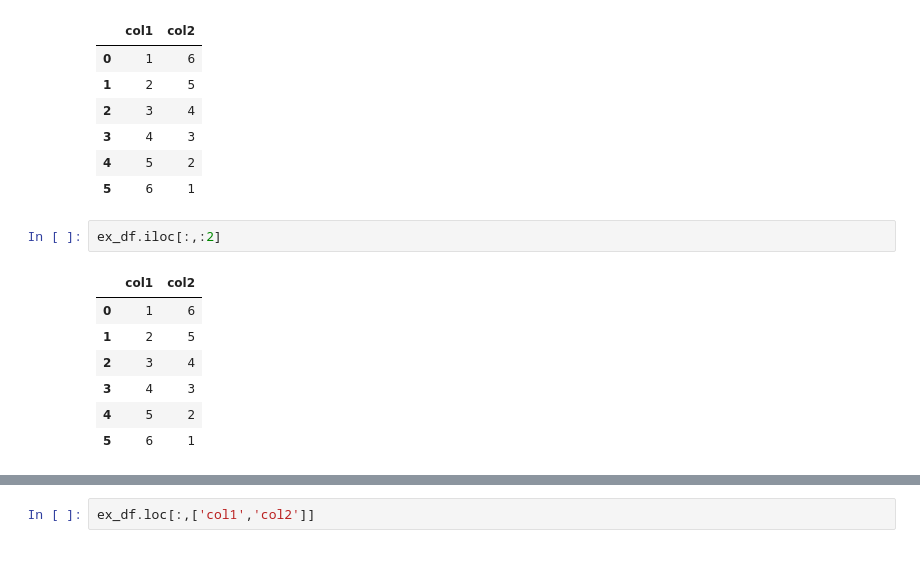
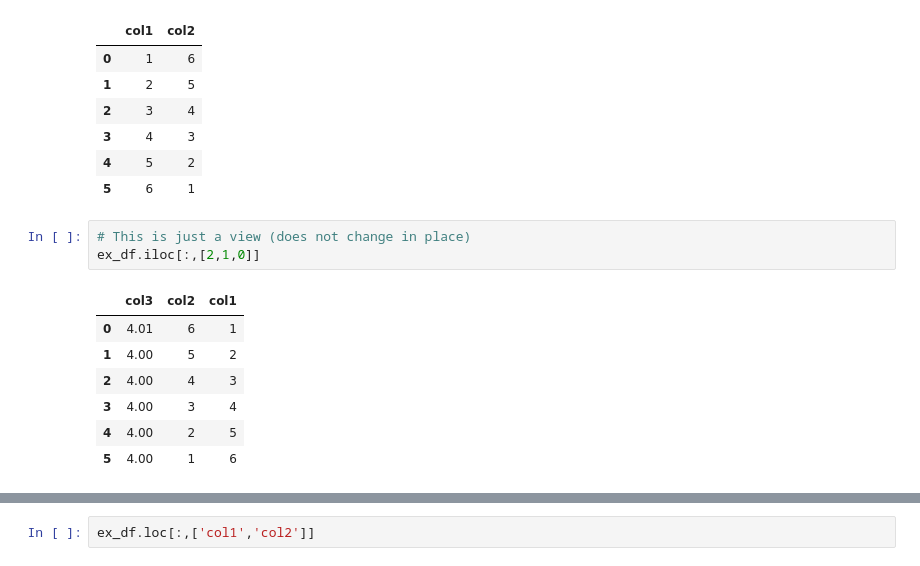
Before and after one commit to bipin-a/aidi-1100, a Jupyter notebook: lecture_material/Week6.ipynb, the cells around one changed output, grey strips where cells are left out. Cells and saved outputs as stored; diff of their text form.

```diff
--- a/lecture_material/Week6.ipynb
+++ b/lecture_material/Week6.ipynb
@@ -617,12 +684,13 @@ ex_df[cols]
 | 4 | 5 | 2 |
 | 5 | 6 | 1 |
 # %%
-ex_df.iloc[:,:2]
+# This is just a view (does not change in place)
+ex_df.iloc[:,[2,1,0]]
 # %% [output]
-|  | col1 | col2 |
-| 0 | 1 | 6 |
-| 1 | 2 | 5 |
-| 2 | 3 | 4 |
-| 3 | 4 | 3 |
-| 4 | 5 | 2 |
-| 5 | 6 | 1 |
+|  | col3 | col2 | col1 |
+| 0 | 4.01 | 6 | 1 |
+| 1 | 4.00 | 5 | 2 |
+| 2 | 4.00 | 4 | 3 |
+| 3 | 4.00 | 3 | 4 |
+| 4 | 4.00 | 2 | 5 |
+| 5 | 4.00 | 1 | 6 |
```
Also changed, not shown: parts of 159 cells of this notebook.
